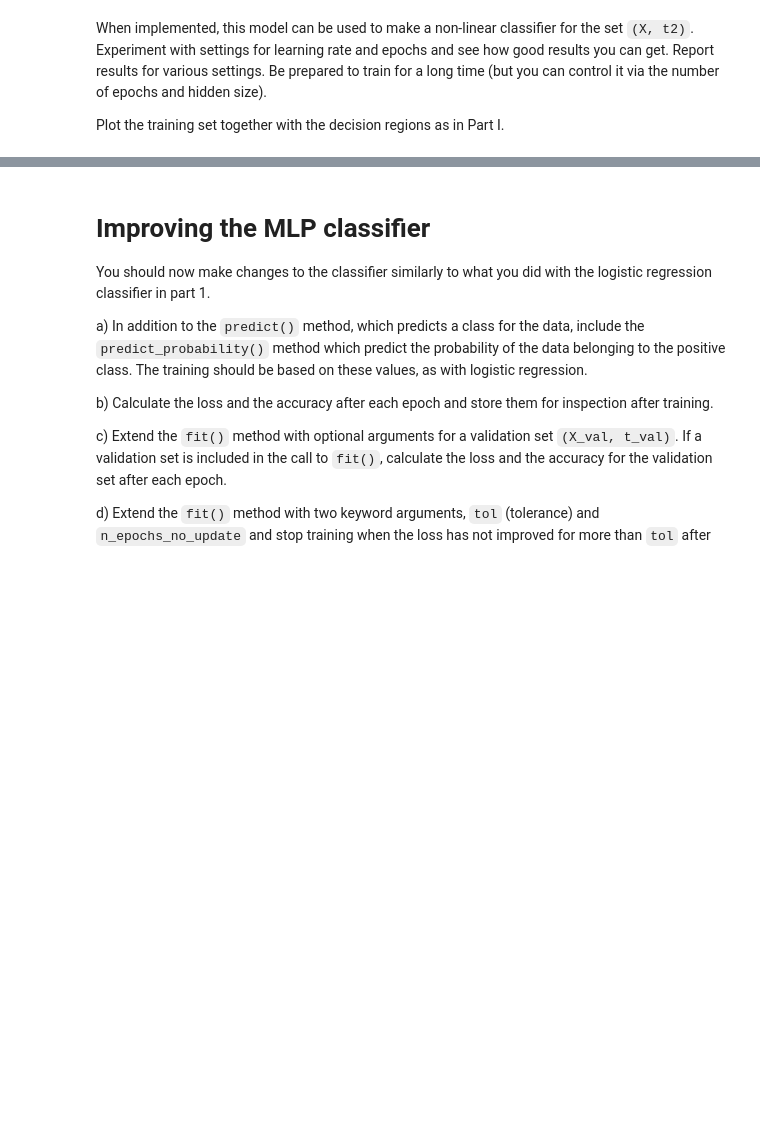
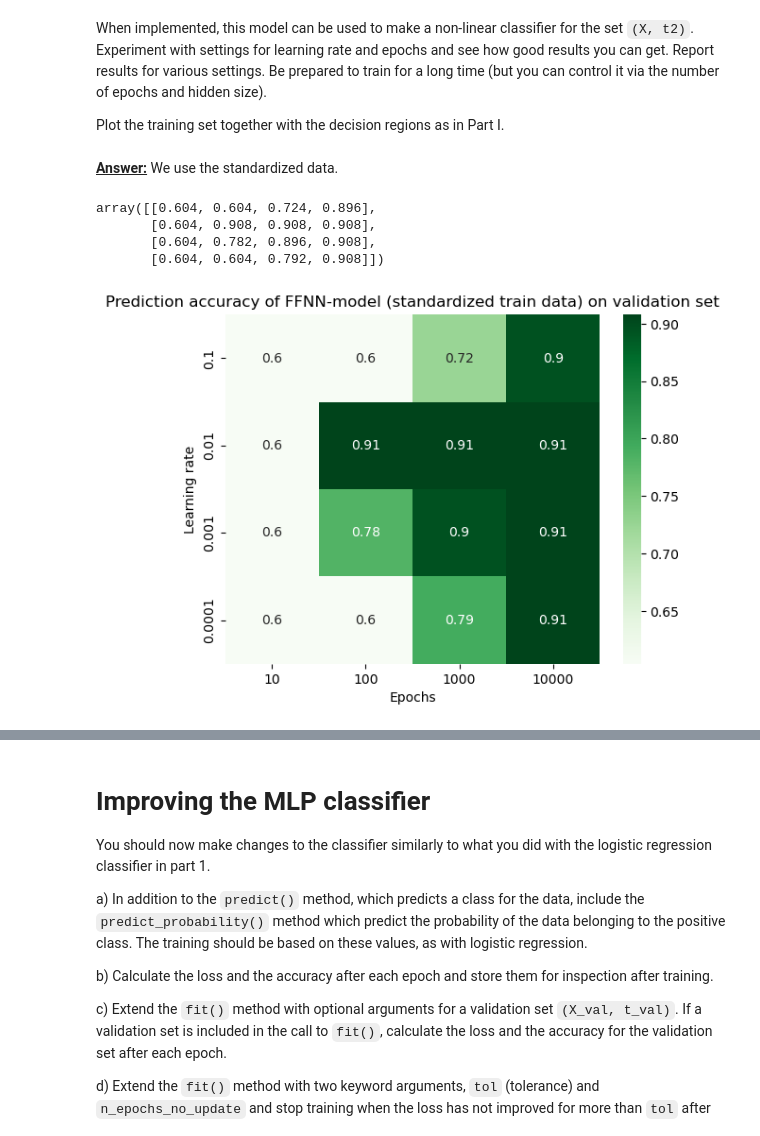
Before and after one commit to johnmagj/IN4050, a Jupyter notebook: Assignment_2/Assignment2.ipynb, the cells around one changed output, grey strips where cells are left out. Saved outputs shown, nothing was run; the diff lists cells and outputs as text; code cells hidden in the pictures; blank space fills up the shorter version.

```diff
--- a/Assignment_2/Assignment2.ipynb
+++ b/Assignment_2/Assignment2.ipynb
@@ -131,7 +131,7 @@ class NumpyLinRegClass(NumpyClassifier):
 
     def __init__(self, bias=True):
         self.bias = bias
-        self.bias_value = 1 # Use the convention of bias = 1.
+        self.bias_value = -1
 
     def fit(self, X_train, t_train, lr = 0.1, epochs=10):
         """X_train is a NxM matrix, N data points, M features
@@ -504,3 +524,37 @@ When implemented, this model can be used to make a non-linear classifier for the
 Report results for various settings. Be prepared to train for a long time (but you can control it via the number of epochs and hidden size).
 
 Plot the training set together with the decision regions as in Part I.
+# %% [markdown]
+<u>**Answer:**</u> We use the standardized data.
+# %%
+np.random.seed(2025) # Setting seed so that the staring weights will be the same for each run
+
+learning_rates = np.logspace(-1, -4, 4)
+num_epochs = np.logspace(1, 4, 4).astype("int") # To work with .fit method in NumpyLinRegClass(NumpyClassifier)
+
+network_prediction_accuracy_matrix = np.zeros([len(learning_rates), len(num_epochs)])
+
+for i in range(len(learning_rates)):
+    for j in range(len(num_epochs)):
+
+        network_model = MLPBinaryLinRegClass()
+        network_model.fit(X_train_s, t2_train, lr=learning_rates[i], epochs=num_epochs[j])
+        network_model_prediction_val = network_model.predict(X_val_s)
+
+        network_prediction_accuracy_matrix[i][j] = accuracy(network_model_prediction_val, t2_val)
+# %%
+network_prediction_accuracy_matrix
+# %% [output]
+array([[0.604, 0.604, 0.724, 0.896],
+       [0.604, 0.908, 0.908, 0.908],
+       [0.604, 0.782, 0.896, 0.908],
+       [0.604, 0.604, 0.792, 0.908]])
+# %%
+sns.heatmap(network_prediction_accuracy_matrix, annot=True, cmap="Greens", xticklabels=num_epochs, yticklabels=learning_rates)
+plt.xlabel("Epochs")
+plt.ylabel("Learning rate")
+plt.title("Prediction accuracy of FFNN-model (standardized train data) on validation set")
+plt.show()
+plt.close()
+# %% [output]
+[figure, added]
```
Also changed, not shown: parts of 7 cells of this notebook.
